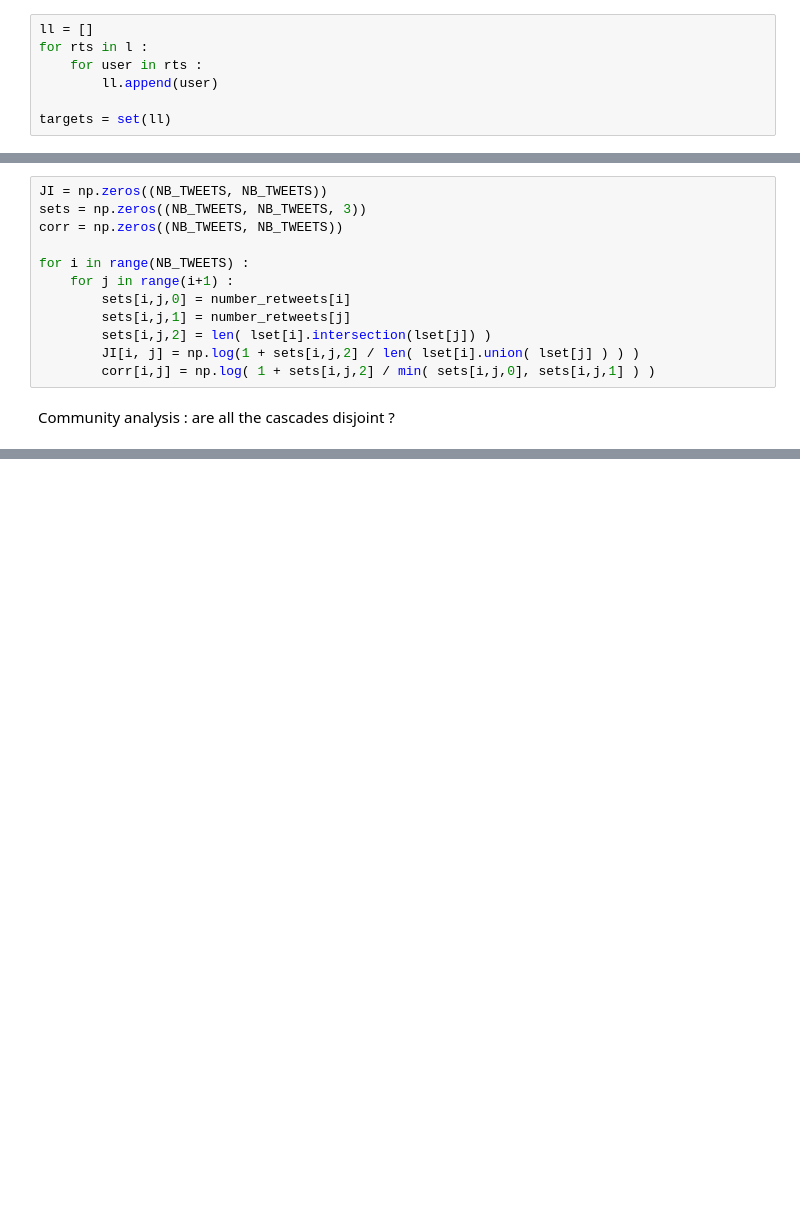
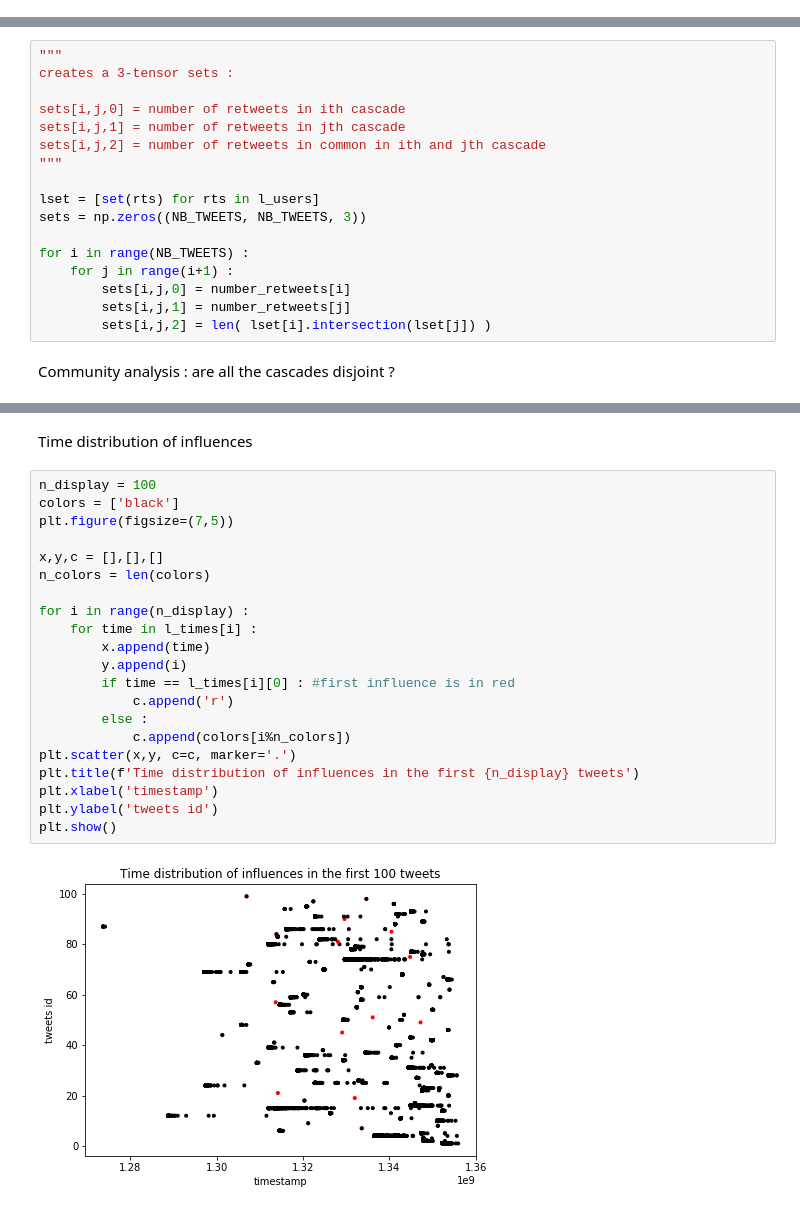
Before and after one commit to mario-michelessa/influence-maximization, a Jupyter notebook: graph_analysis.ipynb, the cells around one changed output, grey strips where cells are left out. Cells and saved outputs as stored; diff of their text form; blank space fills up the shorter version.

Commit message:
first models

```diff
--- a/graph_analysis.ipynb
+++ b/graph_analysis.ipynb
@@ -351,7 +391,0 @@ plt.show()
-# %%
-ll = []
-for rts in l :
-    for user in rts :
-        ll.append(user)
-
-targets = set(ll)
@@ -360,15 +400,20 @@ lset = [set(rts) for rts in l]
 # %%
-JI = np.zeros((NB_TWEETS, NB_TWEETS))
+"""
+creates a 3-tensor sets :
+
+sets[i,j,0] = number of retweets in ith cascade
+sets[i,j,1] = number of retweets in jth cascade
+sets[i,j,2] = number of retweets in common in ith and jth cascade
+"""
+
+lset = [set(rts) for rts in l_users]
 sets = np.zeros((NB_TWEETS, NB_TWEETS, 3))
-corr = np.zeros((NB_TWEETS, NB_TWEETS))
 
 for i in range(NB_TWEETS) :
     for j in range(i+1) :
         sets[i,j,0] = number_retweets[i]
         sets[i,j,1] = number_retweets[j]
         sets[i,j,2] = len( lset[i].intersection(lset[j]) )
-        JI[i, j] = np.log(1 + sets[i,j,2] / len( lset[i].union( lset[j] ) ) )
-        corr[i,j] = np.log( 1 + sets[i,j,2] / min( sets[i,j,0], sets[i,j,1] ) )
 # %% [markdown]
 Community analysis : are all the cascades disjoint ?
 # %%
@@ -461,0 +446,25 @@ len(users_cascades.keys())
+# %% [markdown]
+Time distribution of influences
+# %%
+n_display = 100
+colors = ['black']
+plt.figure(figsize=(7,5))
+
+x,y,c = [],[],[]
+n_colors = len(colors)
+
+for i in range(n_display) :
+    for time in l_times[i] :
+        x.append(time)
+        y.append(i)
+        if time == l_times[i][0] : #first influence is in red
+            c.append('r')
+        else :
+            c.append(colors[i%n_colors])
+plt.scatter(x,y, c=c, marker='.')
+plt.title(f'Time distribution of influences in the first {n_display} tweets')
+plt.xlabel('timestamp')
+plt.ylabel('tweets id')
+plt.show()
+# %% [output]
+[figure, added]
```
Also changed, not shown: parts of 27 cells of this notebook, 4 other files.
